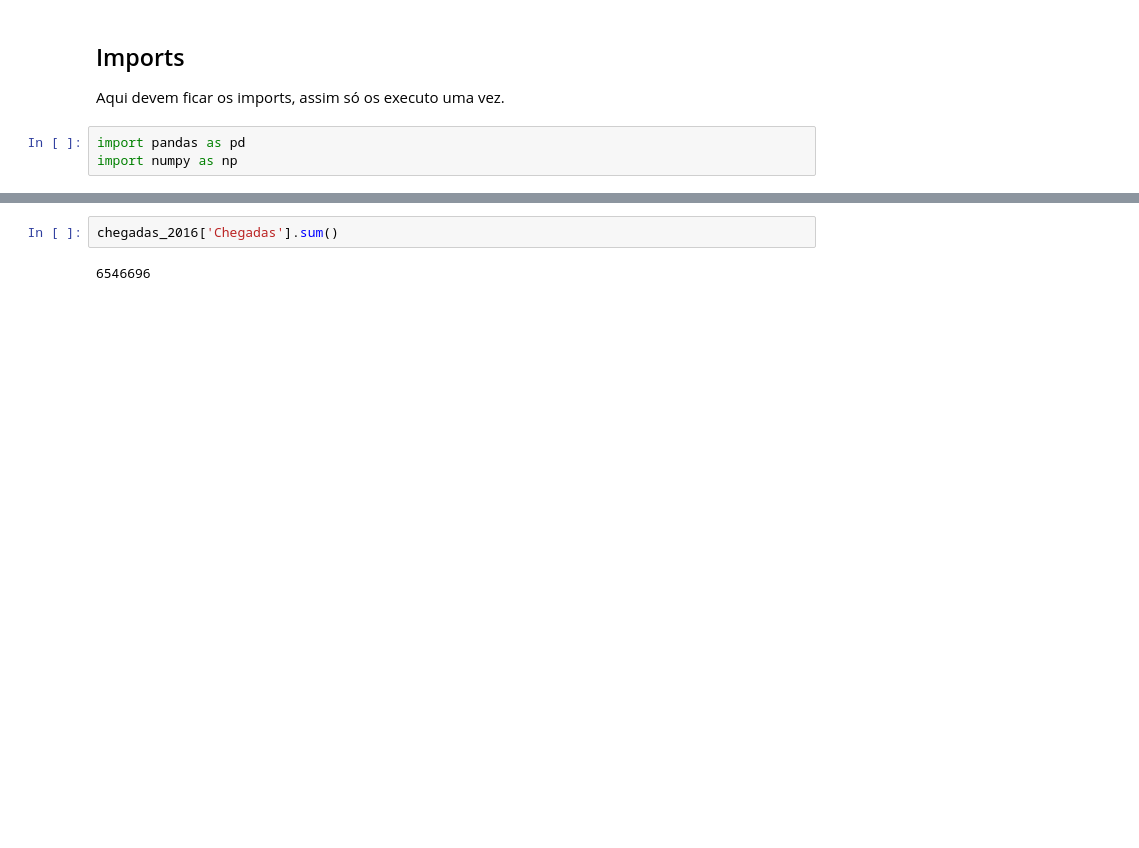
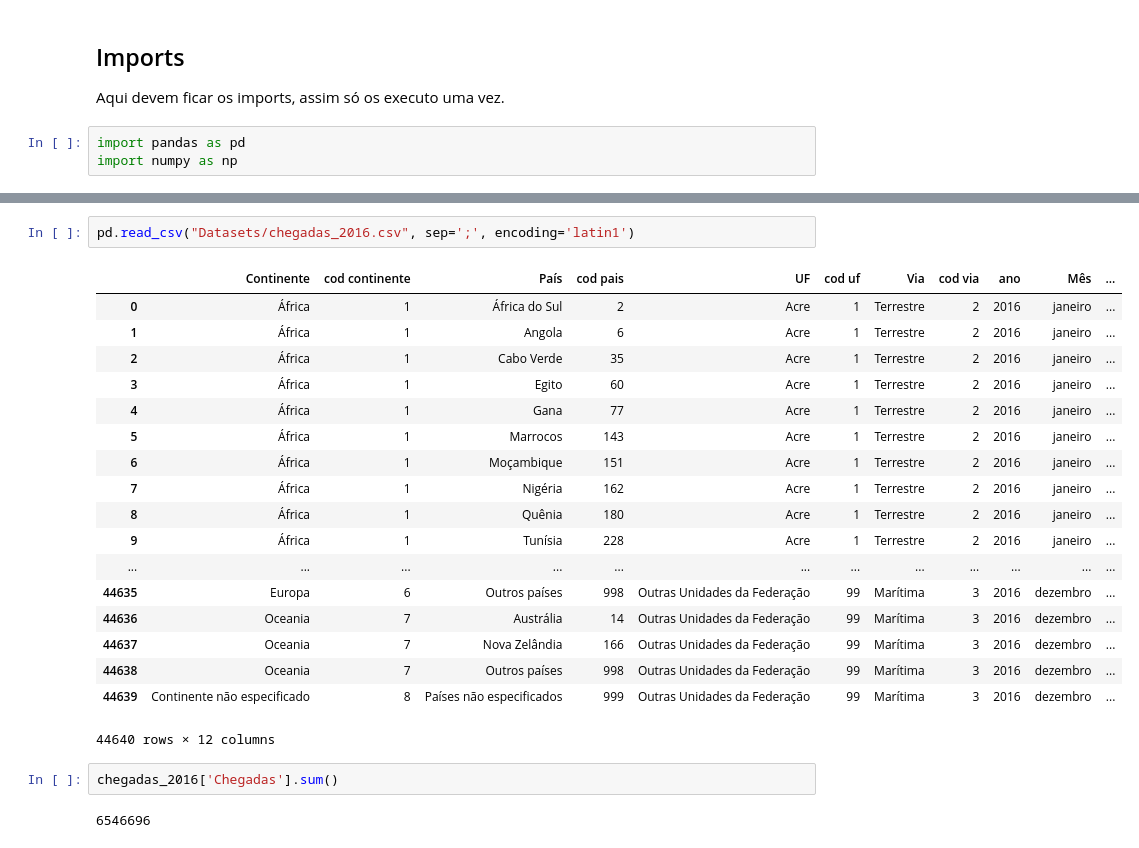
Before and after one commit to if1015-datascience-ufpe/2018-2-projeto-agua-de-coco, a Jupyter notebook: Análise Turistas.ipynb, the cells around one changed output, grey strips where cells are left out. Saved outputs shown, nothing was run; the diff lists cells and outputs as text; blank space fills up the shorter version.

```diff
--- a/Análise Turistas.ipynb
+++ b/Análise Turistas.ipynb
@@ -42,3 +116,24 @@ chegadas_2016
+# %%
+pd.read_csv("Datasets/chegadas_2016.csv", sep=';', encoding='latin1')
+# %% [output]
+|  | Continente | cod continente | País | cod pais | UF | cod uf | Via | cod via | ano | Mês | ... |
+| 0 | África | 1 | África do Sul | 2 | Acre | 1 | Terrestre | 2 | 2016 | janeiro | ... |
+| 1 | África | 1 | Angola | 6 | Acre | 1 | Terrestre | 2 | 2016 | janeiro | ... |
+| 2 | África | 1 | Cabo Verde | 35 | Acre | 1 | Terrestre | 2 | 2016 | janeiro | ... |
+| 3 | África | 1 | Egito | 60 | Acre | 1 | Terrestre | 2 | 2016 | janeiro | ... |
+| 4 | África | 1 | Gana | 77 | Acre | 1 | Terrestre | 2 | 2016 | janeiro | ... |
+| 5 | África | 1 | Marrocos | 143 | Acre | 1 | Terrestre | 2 | 2016 | janeiro | ... |
+| 6 | África | 1 | Moçambique | 151 | Acre | 1 | Terrestre | 2 | 2016 | janeiro | ... |
+| 7 | África | 1 | Nigéria | 162 | Acre | 1 | Terrestre | 2 | 2016 | janeiro | ... |
+| 8 | África | 1 | Quênia | 180 | Acre | 1 | Terrestre | 2 | 2016 | janeiro | ... |
+| 9 | África | 1 | Tunísia | 228 | Acre | 1 | Terrestre | 2 | 2016 | janeiro | ... |
+| ... | ... | ... | ... | ... | ... | ... | ... | ... | ... | ... | ... |
+| 44635 | Europa | 6 | Outros países | 998 | Outras Unidades da Federação | 99 | Marítima | 3 | 2016 | dezembro | ... |
+| 44636 | Oceania | 7 | Austrália | 14 | Outras Unidades da Federação | 99 | Marítima | 3 | 2016 | dezembro | ... |
+| 44637 | Oceania | 7 | Nova Zelândia | 166 | Outras Unidades da Federação | 99 | Marítima | 3 | 2016 | dezembro | ... |
+| 44638 | Oceania | 7 | Outros países | 998 | Outras Unidades da Federação | 99 | Marítima | 3 | 2016 | dezembro | ... |
+| 44639 | Continente não especificado | 8 | Países não especificados | 999 | Outras Unidades da Federação | 99 | Marítima | 3 | 2016 | dezembro | ... |
+44640 rows × 12 columns
 # %%
 chegadas_2016['Chegadas'].sum()
 # %% [output]
```
Also changed, not shown: parts of 5 cells of this notebook.
